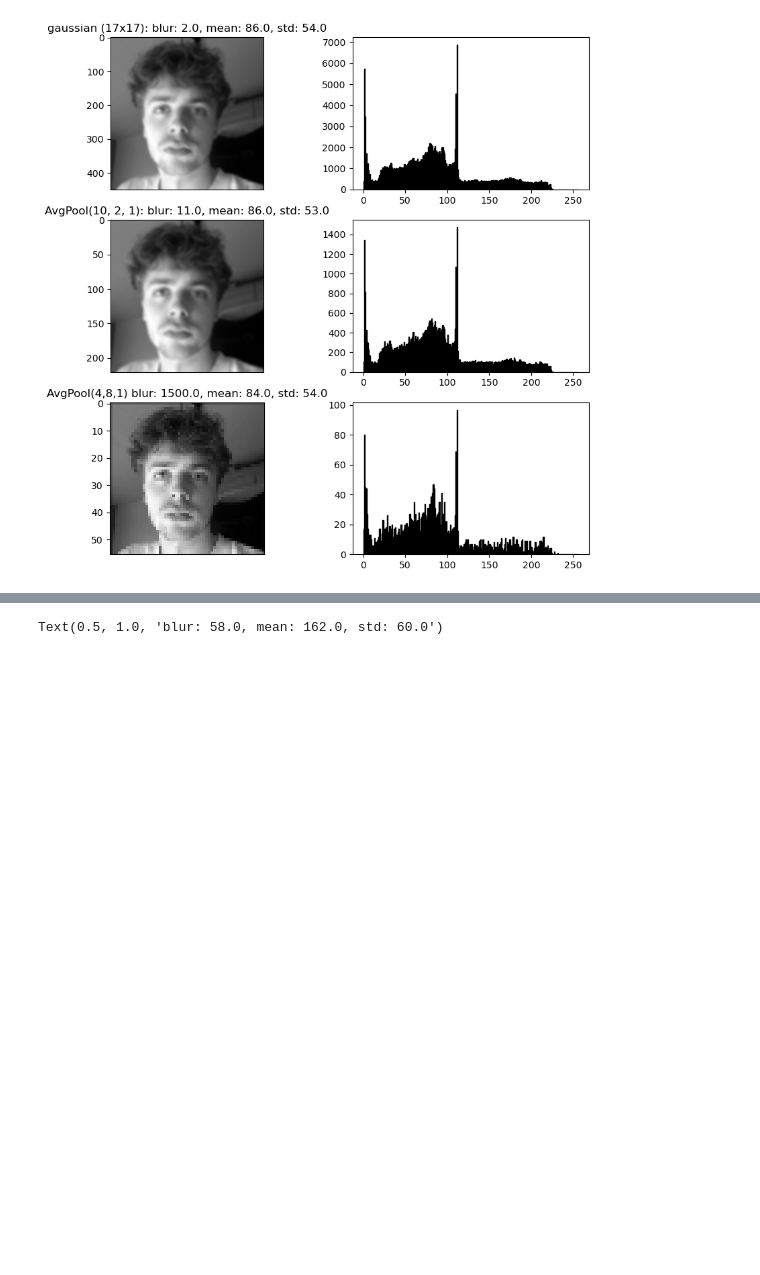
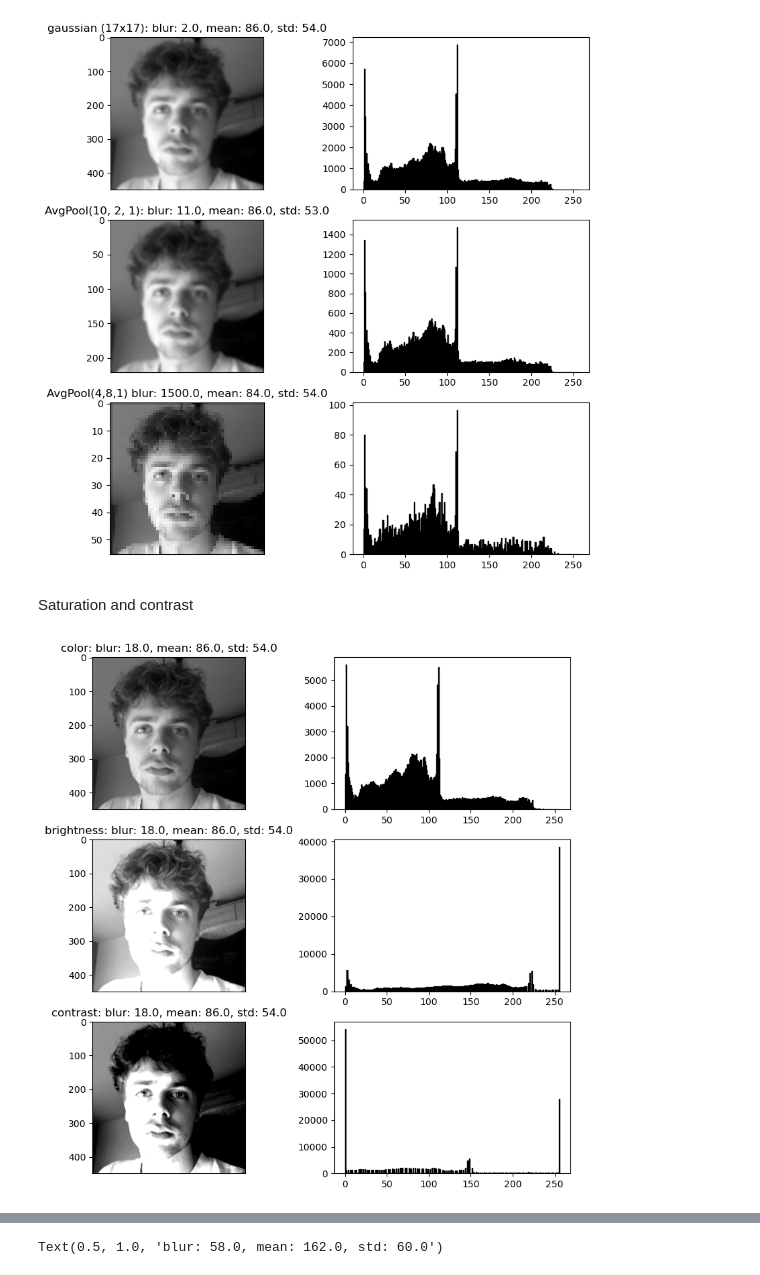
Before and after one commit to TytanMikJas/FaceRecognitionPipeline, a Jupyter notebook: notebooks/iqa-research.ipynb, the cells around one changed output, grey strips where cells are left out. Drawn from its saved outputs; the diff is of its cells as text; code cells hidden in the pictures; blank space fills up the shorter version.

Commit message:
PIL enhancers

```diff
--- a/notebooks/iqa-research.ipynb
+++ b/notebooks/iqa-research.ipynb
@@ -86,3 +86,35 @@ axs[2,0].set_xticks([])
 hist_image(pooled2_im, axs[2,1])
 # %% [output]
 [figure]
+# %% [markdown]
+Saturation and contrast
+# %%
+from PIL import Image, ImageEnhance
+import matplotlib.pyplot as plt
+pil_img = Image.fromarray(im)
+
+factor = 15
+oversaturated_img = np.array(ImageEnhance.Color(pil_img).enhance(factor))
+factor = 2.0
+overexposed_img = np.array(ImageEnhance.Brightness(pil_img).enhance(factor))
+factor = 2.5
+overcontrasted_img = np.array(ImageEnhance.Contrast(pil_img).enhance(factor))
+
+_, axs = plt.subplots(3,2, figsize=(10, 10))
+
+axs[0,0].imshow(oversaturated_img, cmap='gray')
+axs[0,0].set_title("color: " + get_metrics(im))
+axs[0,0].set_xticks([])
+hist_image(oversaturated_img, axs[0,1])
+
+axs[1,0].imshow(overexposed_img, cmap='gray')
+axs[1,0].set_title("brightness: "+get_metrics(im))
+axs[1,0].set_xticks([])
+hist_image(overexposed_img, axs[1,1])
+
+axs[2,0].imshow(overcontrasted_img, cmap='gray')
+axs[2,0].set_title("contrast: "+get_metrics(im))
+axs[2,0].set_xticks([])
+hist_image(overcontrasted_img, axs[2,1])
+# %% [output]
+[figure, added]
```
Also changed, not shown: parts of 2 cells of this notebook.
